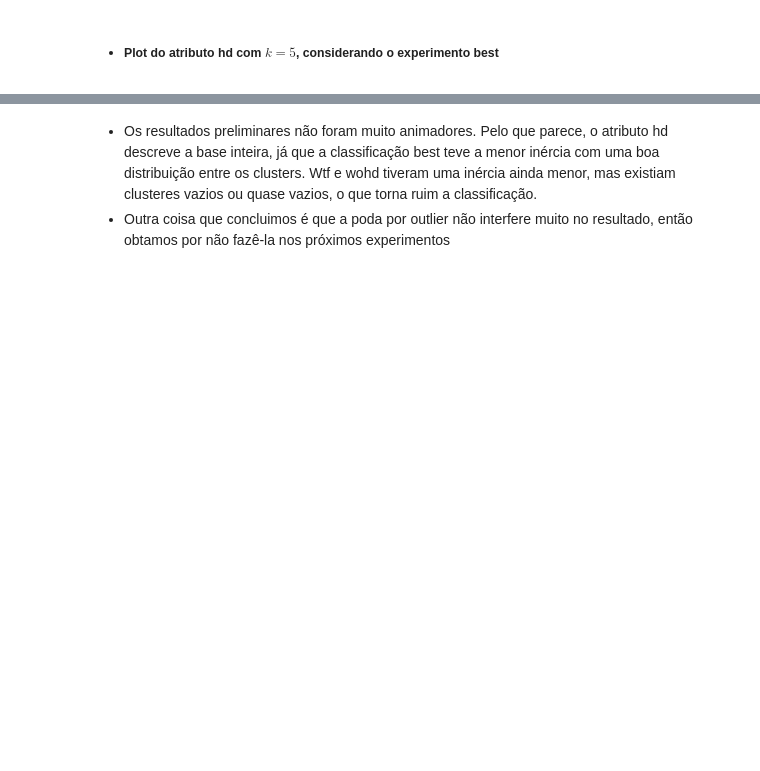
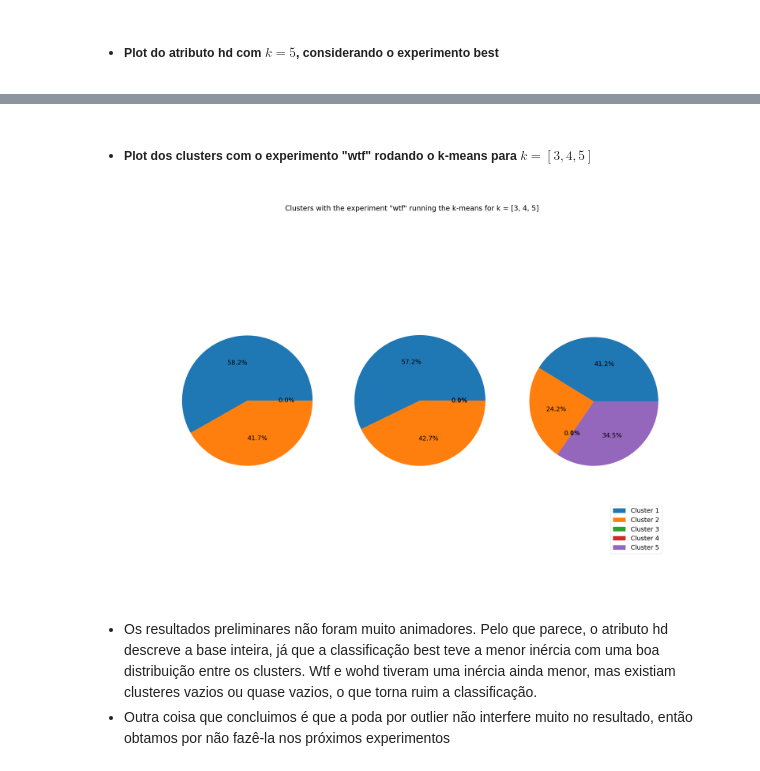
Before and after one commit to gaabrielfranco/notebooks-tcc, a Jupyter notebook: log-tcc.ipynb, the cells around one changed output, grey strips where cells are left out. Saved outputs shown, nothing was run; the diff lists cells and outputs as text; code cells hidden in the pictures; blank space fills up the shorter version.

```diff
--- a/log-tcc.ipynb
+++ b/log-tcc.ipynb
@@ -260,3 +266,9 @@ Image(filename='data/best_5_hd.png')
+# %% [markdown]
+- ##### Plot dos clusters com o experimento "wtf" rodando o k-means para $k = [3,4,5]$
+# %%
+Image(filename='data/wtf_pie.png')
+# %% [output]
+[figure, added]
 # %% [markdown]
 - Os resultados preliminares não foram muito animadores. Pelo que parece, o atributo hd descreve a base inteira, já que a  classificação best teve a menor inércia com uma boa distribuição entre os clusters. Wtf e wohd tiveram uma inércia ainda menor, mas existiam clusteres vazios ou quase vazios, o que torna ruim a classificação.
 - Outra coisa que concluimos é que a poda por outlier não interfere muito no resultado, então obtamos por não fazê-la nos próximos experimentos
```
Also changed, not shown: parts of 6 cells of this notebook, 6 other files.
